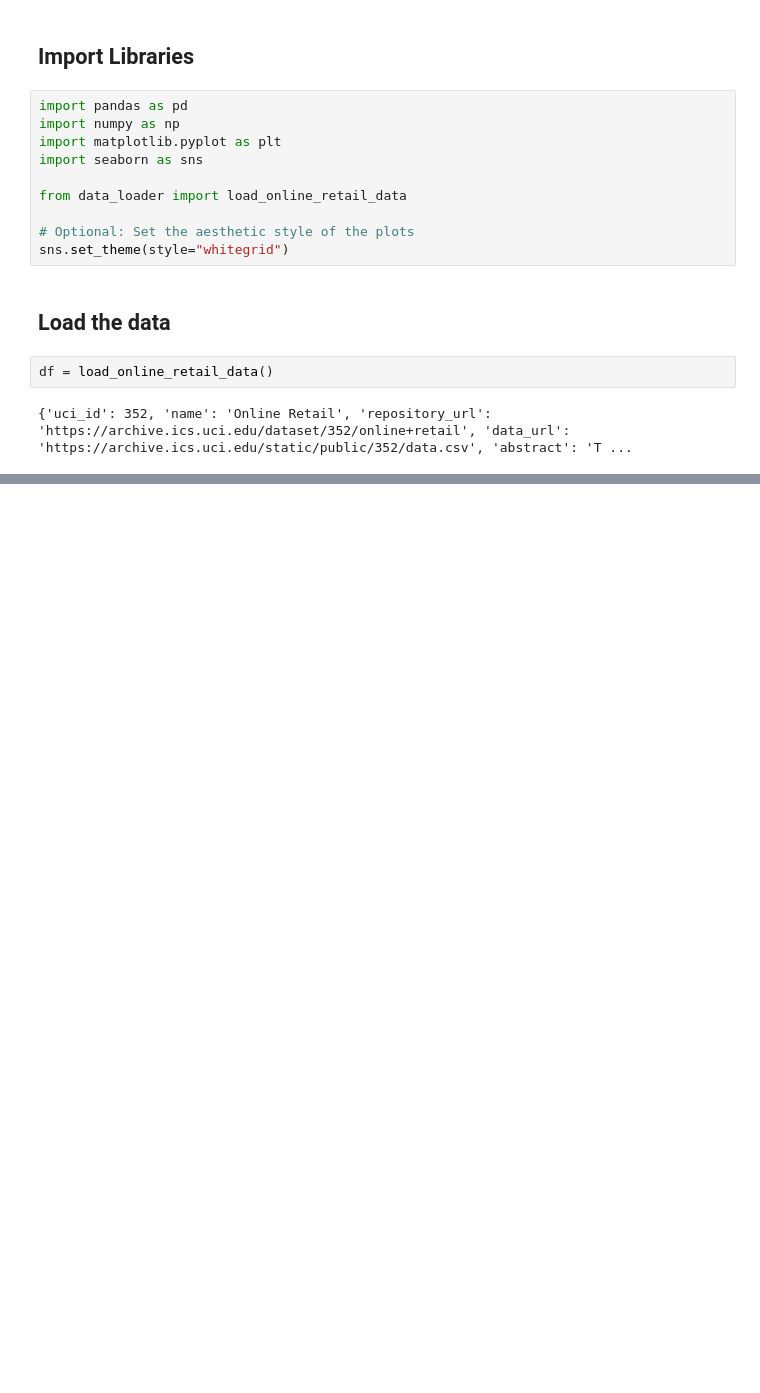
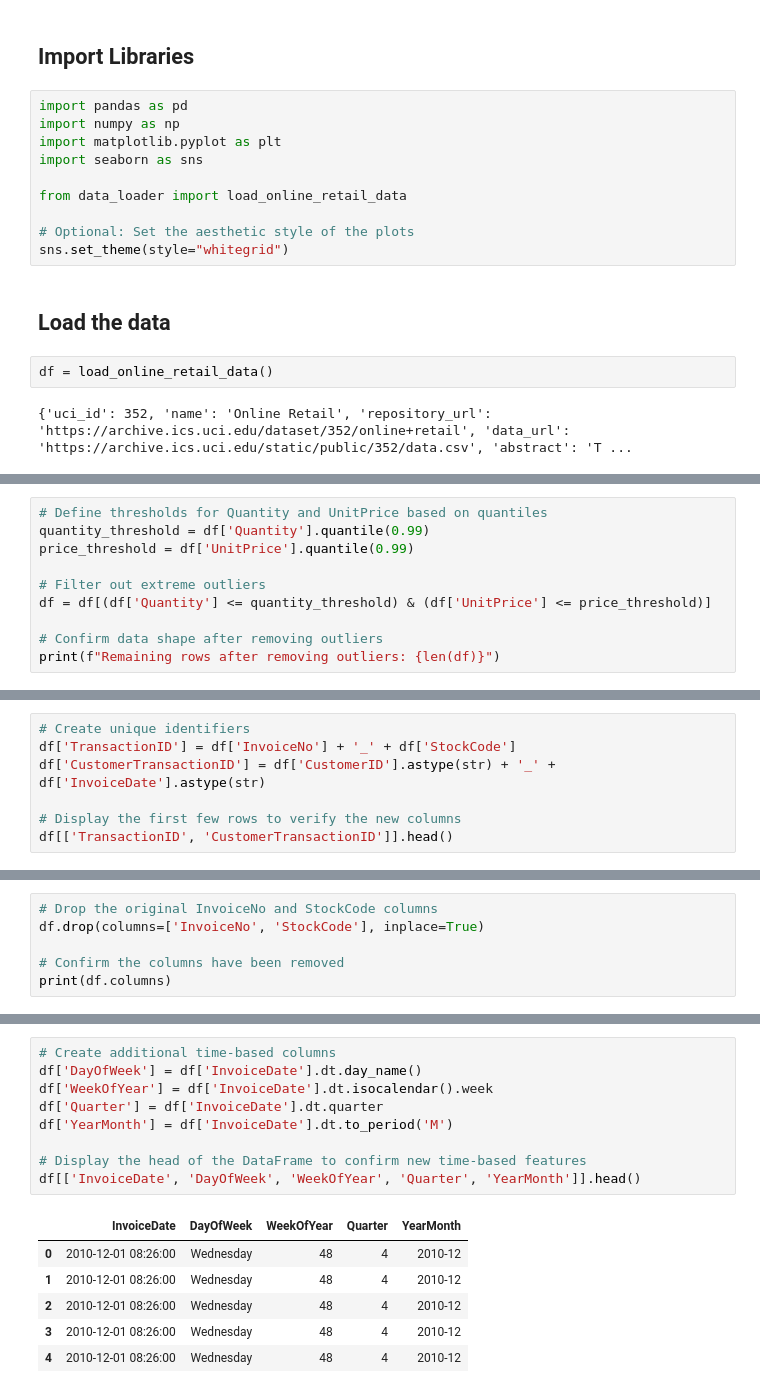
Before and after one commit to Aditya-gam/Online-Retail-Data-Analysis, a Jupyter notebook: data_aquisition_and_EDA.ipynb, the cells around one changed output, grey strips where cells are left out. Cells and saved outputs as stored; diff of their text form; blank space fills up the shorter version.

```diff
--- a/data_aquisition_and_EDA.ipynb
+++ b/data_aquisition_and_EDA.ipynb
@@ -22,0 +211,10 @@ df = load_online_retail_data()
+# %%
+# Define thresholds for Quantity and UnitPrice based on quantiles
+quantity_threshold = df['Quantity'].quantile(0.99)
+price_threshold = df['UnitPrice'].quantile(0.99)
+
+# Filter out extreme outliers
+df = df[(df['Quantity'] <= quantity_threshold) & (df['UnitPrice'] <= price_threshold)]
+
+# Confirm data shape after removing outliers
+print(f"Remaining rows after removing outliers: {len(df)}")
@@ -44,0 +297,7 @@ dtypes: float64(2), int64(1), object(3)
+# %%
+# Create unique identifiers
+df['TransactionID'] = df['InvoiceNo'] + '_' + df['StockCode']
+df['CustomerTransactionID'] = df['CustomerID'].astype(str) + '_' + df['InvoiceDate'].astype(str)
+
+# Display the first few rows to verify the new columns
+df[['TransactionID', 'CustomerTransactionID']].head()
@@ -44,0 +319,6 @@ dtypes: float64(2), int64(1), object(3)
+# %%
+# Drop the original InvoiceNo and StockCode columns
+df.drop(columns=['InvoiceNo', 'StockCode'], inplace=True)
+
+# Confirm the columns have been removed
+print(df.columns)
@@ -44,0 +336,16 @@ dtypes: float64(2), int64(1), object(3)
+# %%
+# Create additional time-based columns
+df['DayOfWeek'] = df['InvoiceDate'].dt.day_name()
+df['WeekOfYear'] = df['InvoiceDate'].dt.isocalendar().week
+df['Quarter'] = df['InvoiceDate'].dt.quarter
+df['YearMonth'] = df['InvoiceDate'].dt.to_period('M')
+
+# Display the head of the DataFrame to confirm new time-based features
+df[['InvoiceDate', 'DayOfWeek', 'WeekOfYear', 'Quarter', 'YearMonth']].head()
+# %% [output]
+|  | InvoiceDate | DayOfWeek | WeekOfYear | Quarter | YearMonth |
+| 0 | 2010-12-01 08:26:00 | Wednesday | 48 | 4 | 2010-12 |
+| 1 | 2010-12-01 08:26:00 | Wednesday | 48 | 4 | 2010-12 |
+| 2 | 2010-12-01 08:26:00 | Wednesday | 48 | 4 | 2010-12 |
+| 3 | 2010-12-01 08:26:00 | Wednesday | 48 | 4 | 2010-12 |
+| 4 | 2010-12-01 08:26:00 | Wednesday | 48 | 4 | 2010-12 |
```
Also changed, not shown: parts of 46 cells of this notebook.
